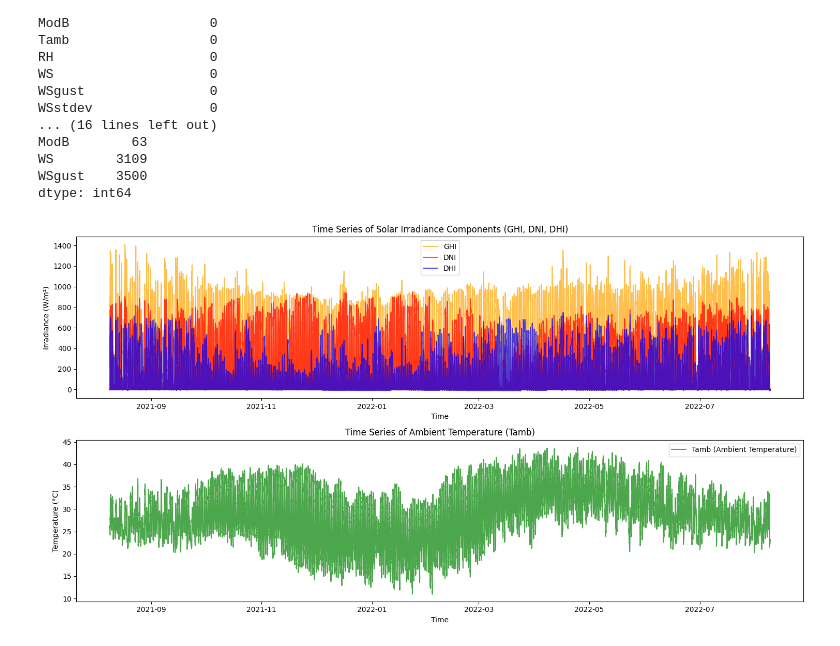
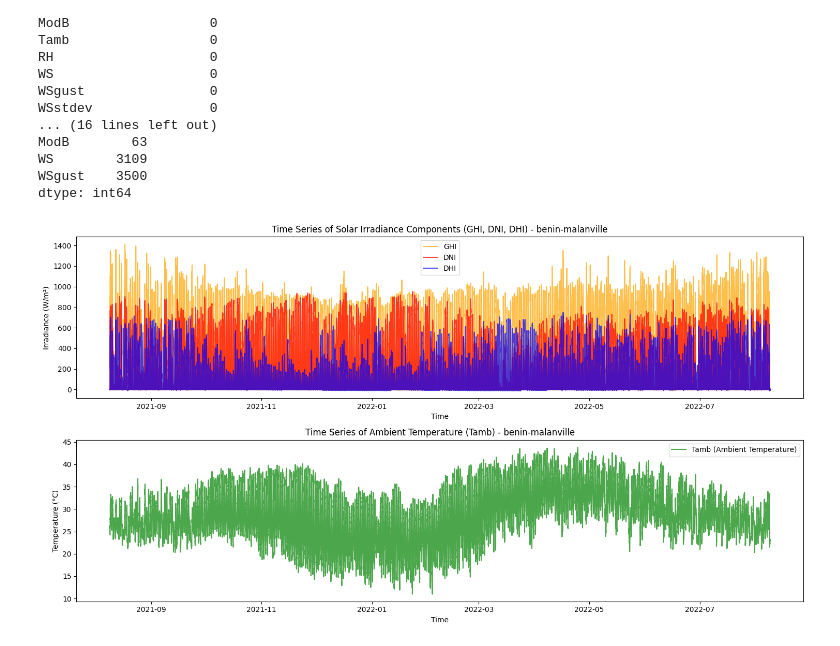
Before and after one commit to Ethel-Star/W01Test01Eth, a Jupyter notebook: notebooks/EtEDA.ipynb, the cells around one changed output. Saved outputs shown, nothing was run; the diff lists cells and outputs as text; code cells hidden in the pictures.

```diff
--- a/notebooks/EtEDA.ipynb
+++ b/notebooks/EtEDA.ipynb
@@ -77,29 +78,27 @@ WSgust    3500
 dtype: int64
 # %%
 # Time Series Analysis
-dt_ben['Timestamp'] = pad.to_datetime(dt_ben['Timestamp'])
-dt_ben.set_index('Timestamp', inplace=True)
 plo.figure(figsize=(15, 8))
 
 # Plotting GHI, DNI, DHI
 plo.subplot(2, 1, 1)
 plo.plot(dt_ben.index, dt_ben['GHI'], label='GHI', color='orange', alpha=0.7)
 plo.plot(dt_ben.index, dt_ben['DNI'], label='DNI', color='red', alpha=0.7)
 plo.plot(dt_ben.index, dt_ben['DHI'], label='DHI', color='blue', alpha=0.7)
-plo.title('Time Series of Solar Irradiance Components (GHI, DNI, DHI)')
+plo.title('Time Series of Solar Irradiance Components (GHI, DNI, DHI) - benin-malanville')
 plo.xlabel('Time')
 plo.ylabel('Irradiance (W/m²)')
 plo.legend()
 
 # Plotting Tamb (Ambient Temperature)
 plo.subplot(2, 1, 2)
 plo.plot(dt_ben.index, dt_ben['Tamb'], label='Tamb (Ambient Temperature)', color='green', alpha=0.7)
-plo.title('Time Series of Ambient Temperature (Tamb)')
+plo.title('Time Series of Ambient Temperature (Tamb) - benin-malanville')
 plo.xlabel('Time')
 plo.ylabel('Temperature (°C)')
 plo.legend()
 
 plo.tight_layout()
 plo.show()
 # %% [output]
-[figure, old version]
+[figure, new version]
```
Also changed, not shown: parts of 2 cells of this notebook.
